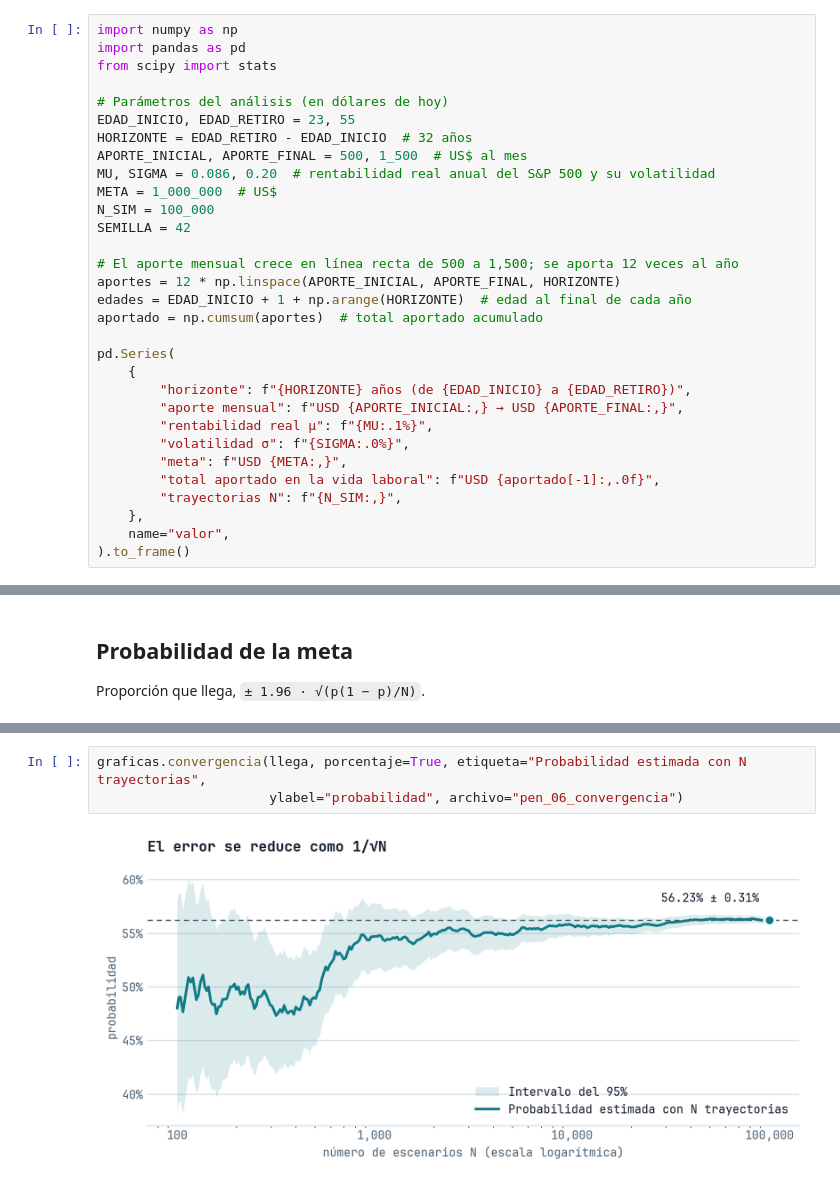
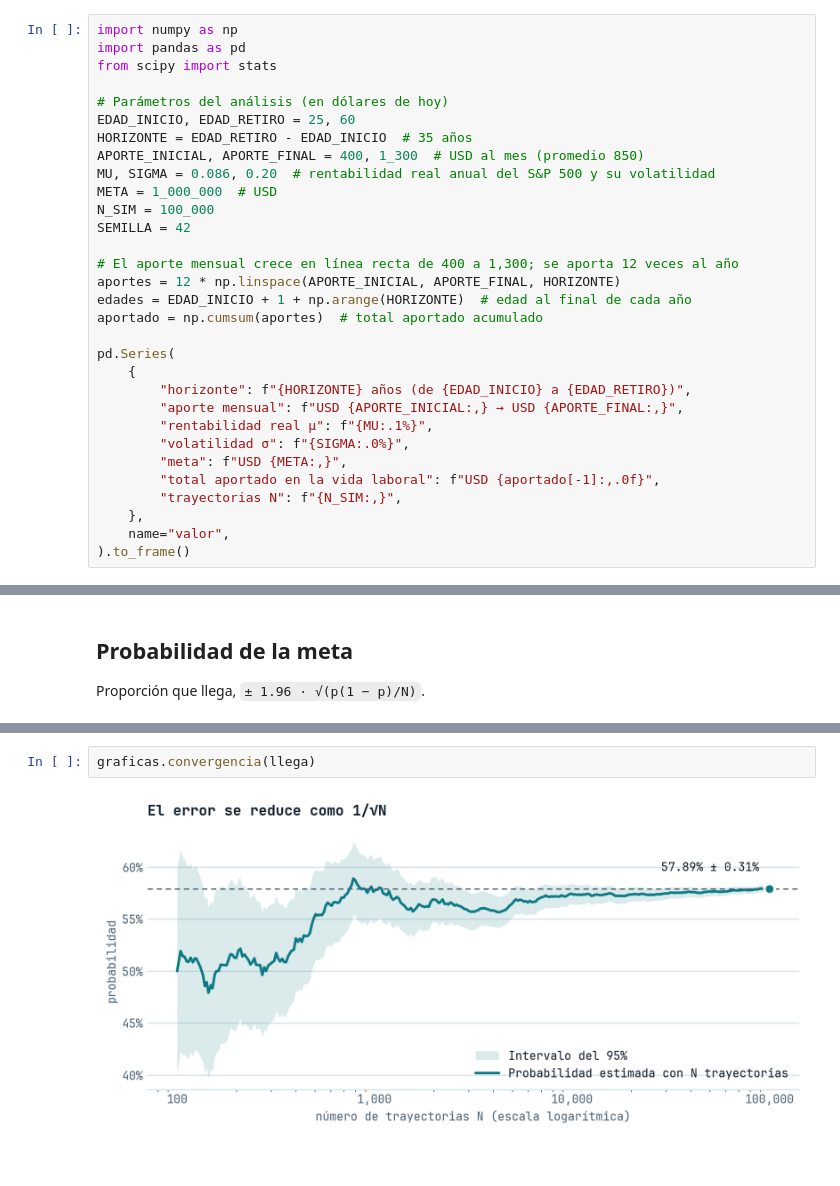
Before and after one commit to josgarciave/montecarlo-bomba-atomica-finanzas, a Jupyter notebook: notebooks/02_pensiones.ipynb, the cells around one changed output, grey strips where cells are left out. Saved outputs shown, nothing was run; the diff lists cells and outputs as text.

```diff
--- a/notebooks/02_pensiones.ipynb
+++ b/notebooks/02_pensiones.ipynb
@@ -22,15 +22,15 @@ import pandas as pd
 from scipy import stats
 
 # Parámetros del análisis (en dólares de hoy)
-EDAD_INICIO, EDAD_RETIRO = 23, 55
-HORIZONTE = EDAD_RETIRO - EDAD_INICIO  # 32 años
-APORTE_INICIAL, APORTE_FINAL = 500, 1_500  # US$ al mes
+EDAD_INICIO, EDAD_RETIRO = 25, 60
+HORIZONTE = EDAD_RETIRO - EDAD_INICIO  # 35 años
+APORTE_INICIAL, APORTE_FINAL = 400, 1_300  # USD al mes (promedio 850)
 MU, SIGMA = 0.086, 0.20  # rentabilidad real anual del S&P 500 y su volatilidad
-META = 1_000_000  # US$
+META = 1_000_000  # USD
 N_SIM = 100_000
 SEMILLA = 42
 
-# El aporte mensual crece en línea recta de 500 a 1,500; se aporta 12 veces al año
+# El aporte mensual crece en línea recta de 400 a 1,300; se aporta 12 veces al año
 aportes = 12 * np.linspace(APORTE_INICIAL, APORTE_FINAL, HORIZONTE)
 edades = EDAD_INICIO + 1 + np.arange(HORIZONTE)  # edad al final de cada año
 aportado = np.cumsum(aportes)  # total aportado acumulado
@@ -262,8 +263,7 @@ Intervalo del 95%: 55.92% a 56.53%
 # %%
-graficas.convergencia(llega, porcentaje=True, etiqueta="Probabilidad estimada con N trayectorias",
-                      ylabel="probabilidad", archivo="pen_06_convergencia")
+graficas.convergencia(llega)
 # %% [output]
-[figure, old version]
+[figure, new version]
 # %% [markdown]
 > **Qué se hizo.** Se estimó la probabilidad de alcanzar la meta y su margen de error.
 >
```
Also changed, not shown: parts of 19 cells of this notebook, 13 other files.
